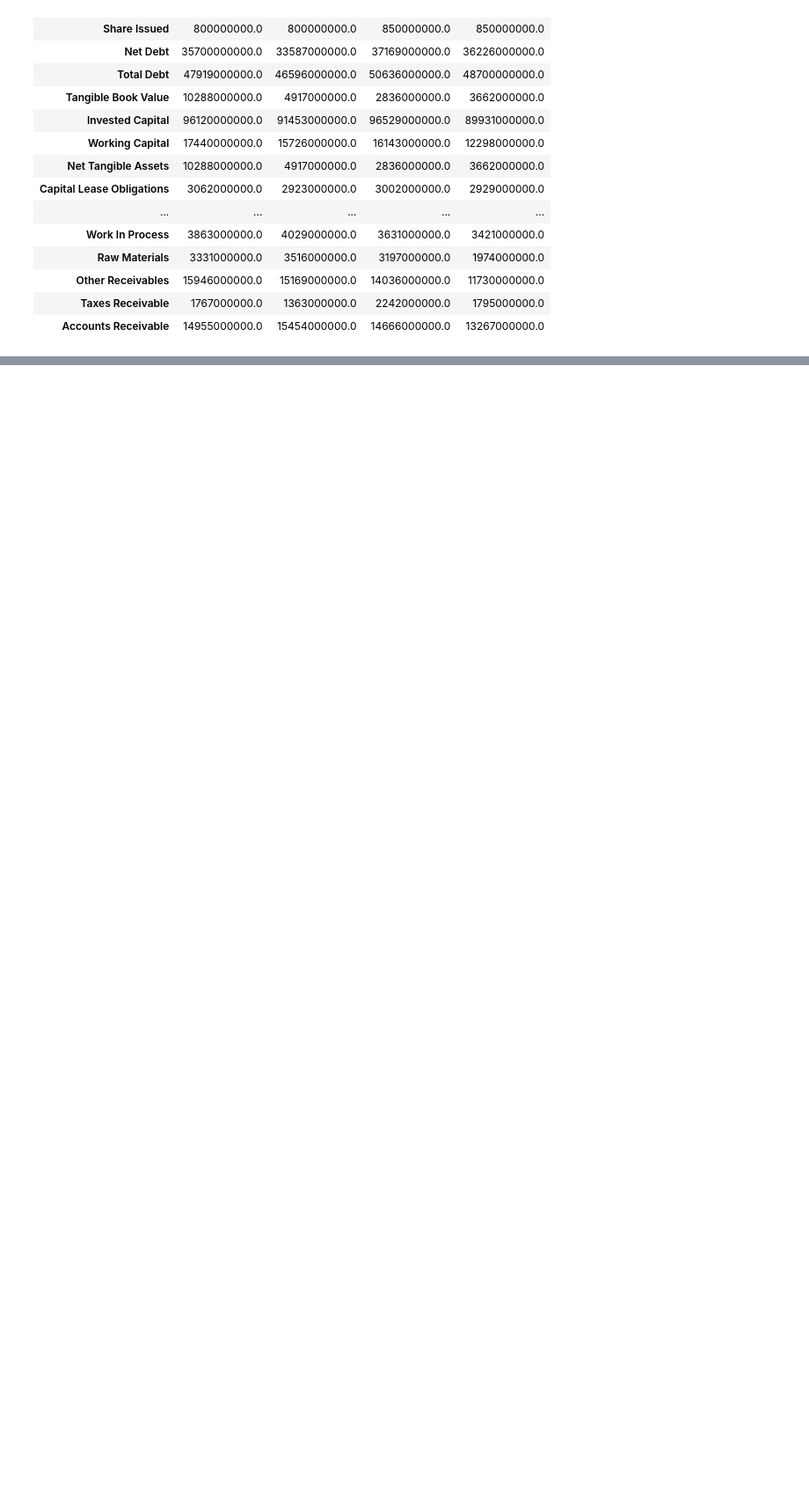
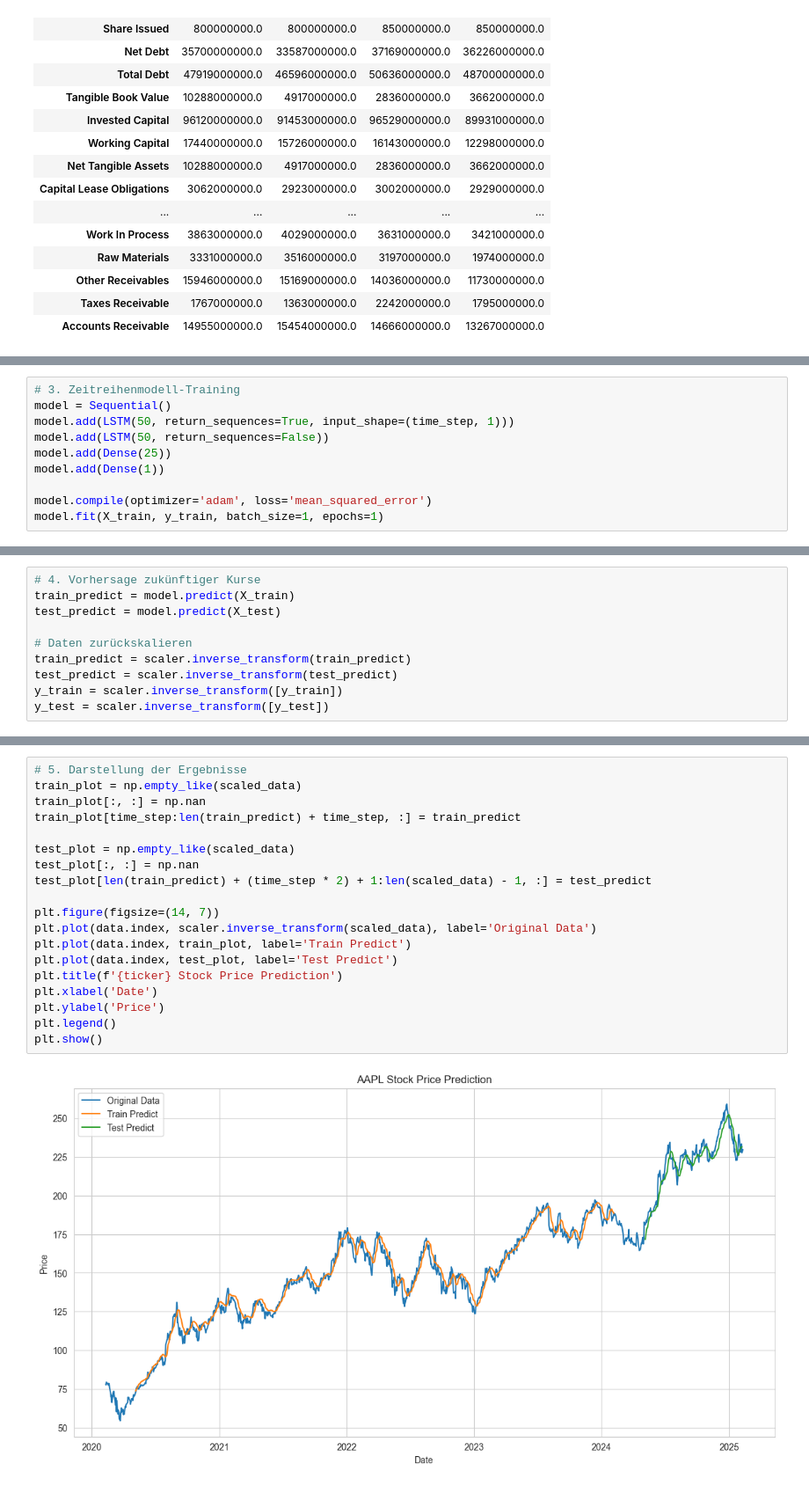
Before and after one commit to altendeh/Digitale-Unternehmensfuehrung, a Jupyter notebook: get_data/API_testing.ipynb, the cells around one changed output, grey strips where cells are left out. Shown at 88% size. Cells and saved outputs as stored; diff of their text form; blank space fills up the shorter version.

```diff
--- a/get_data/API_testing.ipynb
+++ b/get_data/API_testing.ipynb
@@ -217,0 +315,10 @@ historical_data.head()
+# %%
+# 3. Zeitreihenmodell-Training
+model = Sequential()
+model.add(LSTM(50, return_sequences=True, input_shape=(time_step, 1)))
+model.add(LSTM(50, return_sequences=False))
+model.add(Dense(25))
+model.add(Dense(1))
+
+model.compile(optimizer='adam', loss='mean_squared_error')
+model.fit(X_train, y_train, batch_size=1, epochs=1)
@@ -217,0 +329,10 @@ historical_data.head()
+# %%
+# 4. Vorhersage zukünftiger Kurse
+train_predict = model.predict(X_train)
+test_predict = model.predict(X_test)
+
+# Daten zurückskalieren
+train_predict = scaler.inverse_transform(train_predict)
+test_predict = scaler.inverse_transform(test_predict)
+y_train = scaler.inverse_transform([y_train])
+y_test = scaler.inverse_transform([y_test])
@@ -217,0 +342,21 @@ historical_data.head()
+# %%
+# 5. Darstellung der Ergebnisse
+train_plot = np.empty_like(scaled_data)
+train_plot[:, :] = np.nan
+train_plot[time_step:len(train_predict) + time_step, :] = train_predict
+
+test_plot = np.empty_like(scaled_data)
+test_plot[:, :] = np.nan
+test_plot[len(train_predict) + (time_step * 2) + 1:len(scaled_data) - 1, :] = test_predict
+
+plt.figure(figsize=(14, 7))
+plt.plot(data.index, scaler.inverse_transform(scaled_data), label='Original Data')
+plt.plot(data.index, train_plot, label='Train Predict')
+plt.plot(data.index, test_plot, label='Test Predict')
+plt.title(f'{ticker} Stock Price Prediction')
+plt.xlabel('Date')
+plt.ylabel('Price')
+plt.legend()
+plt.show()
+# %% [output]
+[figure, added]
```
Also changed, not shown: parts of 19 cells of this notebook.
